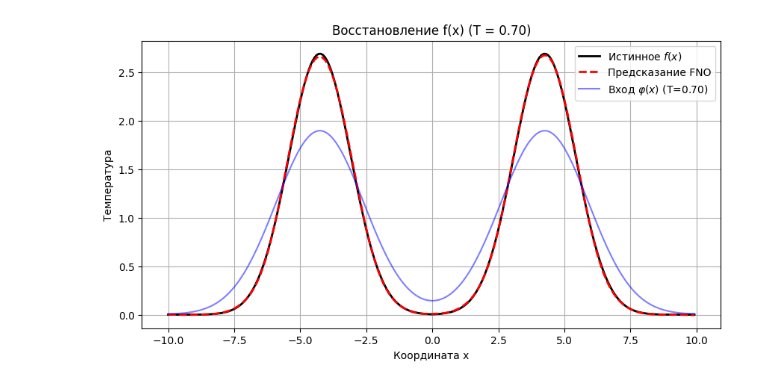
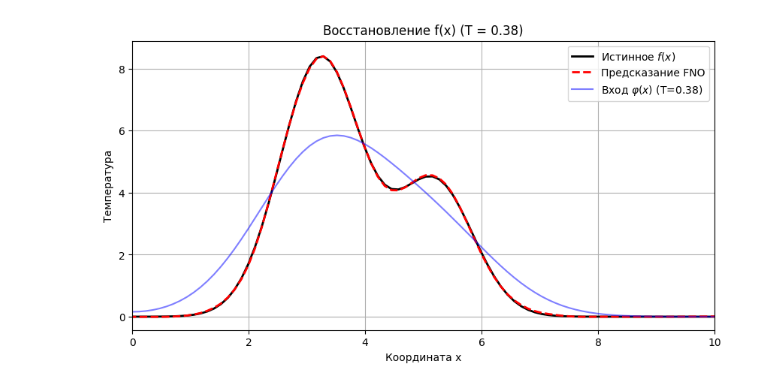
Before and after one commit to cardinaler/MastersThesis, a Jupyter notebook: notebooks/FNO/fno_training.ipynb, the cells around one changed output. Drawn from its saved outputs; the diff is of its cells as text; code cells hidden in the pictures.

```diff
--- a/notebooks/FNO/fno_training.ipynb
+++ b/notebooks/FNO/fno_training.ipynb
@@ -56,9 +56,9 @@ class heat_operator:
 @dataclass
 class Config:
     # Параметры генерации данных
-    num_samples: int = 5000
+    num_samples: int = 50000
     num_points: int = 256
-    l_max: float = 10.0
+    l_max: float = 15.0
     t_min: float = 0.1
     t_max: float = 2.0
     a_coeff: float = 1.0
@@ -72,7 +72,7 @@ class Config:
 
     # FNO Архитектура
     n_modes: tuple = (20,)
-    hidden_channels: int = 64
+    hidden_channels: int = 96
     in_channels: int = 2   # phi(x), x, T
     out_channels: int = 1  # u0(x)
 
@@ -99,14 +99,26 @@ def generate_dataset(num_samples, num_points, L_max, T_min, T_max, a=1.0):
 
         u0 = np.full(num_points, 0.0)
 
-        # Пока u0 это 1 функция вида гауссианы
-        num_components = np.random.randint(1, 3)
-        for _ in range(num_components):
-            A = np.random.uniform(1, 5)
-            w = np.random.uniform(0.1, 1.0)
-            x0 = np.random.uniform(3.0, 7.0)
-            # Функция вида A * exp(-w*x**2) удовлетворяет условиям
-            u0 += A * np.exp(-w * (np.abs(x) - x0)**2)
+        flag = np.random.randint(0, 4)
+        if(flag == 0):
+            A = np.random.uniform(1, 10.0)
+            sigma_sq = np.random.uniform(1 / 6, 1)
+            mu = np.random.uniform(3, 7)
+            u0 += A * np.exp(-(np.abs(x) - mu)**2 / sigma_sq)
+        elif(flag == 1 or flag == 2):
+             for _ in range(2):
+                A = np.random.uniform(1, 10.0)
+                sigma_sq = np.random.uniform(1 / 6, 1)
+                mu = np.random.uniform(3, 7)
+                u0 += A * np.exp(-(np.abs(x) - mu)**2 / sigma_sq)
+        elif(flag == 3):
+            A = np.random.uniform(1, 10.0)
+            beta = np.random.uniform(3, 7)
+            alpha = np.random.uniform(0.1, 1)
+            u0 += A / (1 + alpha * ((x - beta)**2))
+
+
+
 
         # Генерация случайного финального момента времени T
         T = np.random.uniform(T_min, T_max)
@@ -223,7 +235,7 @@ torch.save(checkpoint, 'fno_heat_backward.pth')
 # Прогноз модели
 model.eval()
 with torch.no_grad():
-    sample_idx = 2
+    sample_idx = 22
     test_input = input_tensor[train_size +
                               sample_idx:train_size + sample_idx + 1].to(cfg.device)
     true_u0 = target_tensor[train_size + sample_idx].numpy()
@@ -233,15 +245,16 @@ with torch.no_grad():
 # %%
  # Визуализация результата
 
 plt.figure(figsize=(10, 5))
 plt.plot(x_grid.numpy(), true_u0.reshape(-1), label='Истинное $f(x)$', color='black', linewidth=2)
 plt.plot(x_grid.numpy(), pred_u0.reshape(-1), label='Предсказание FNO', color='red', linestyle='dashed', linewidth=2)
 plt.plot(x_grid.numpy(), phi_vis, label=f'Вход $\\varphi(x)$ (T={T_val:.2f})', color='blue', alpha=0.5)
 plt.title(f"Восстановление f(x) (T = {T_val:.2f})")
+plt.xlim([0, 10])
 plt.xlabel("Координата x")
 plt.ylabel("Температура")
 plt.legend()
 plt.grid(True)
 plt.show()
 # %% [output]
-[figure, old version]
+[figure, new version]
```
Also changed, not shown: parts of 4 cells of this notebook, 25 other files.
